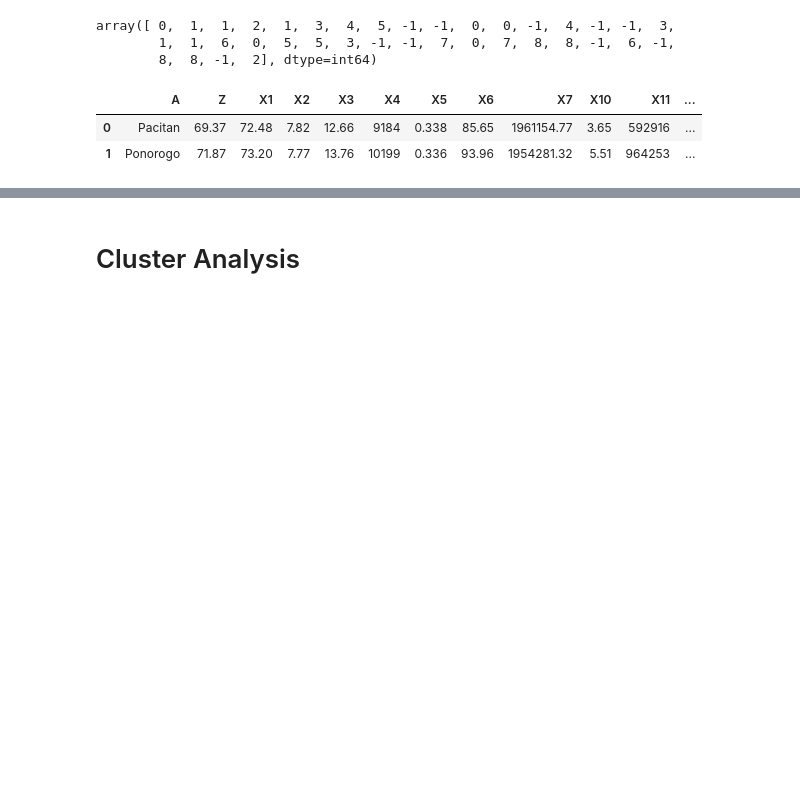
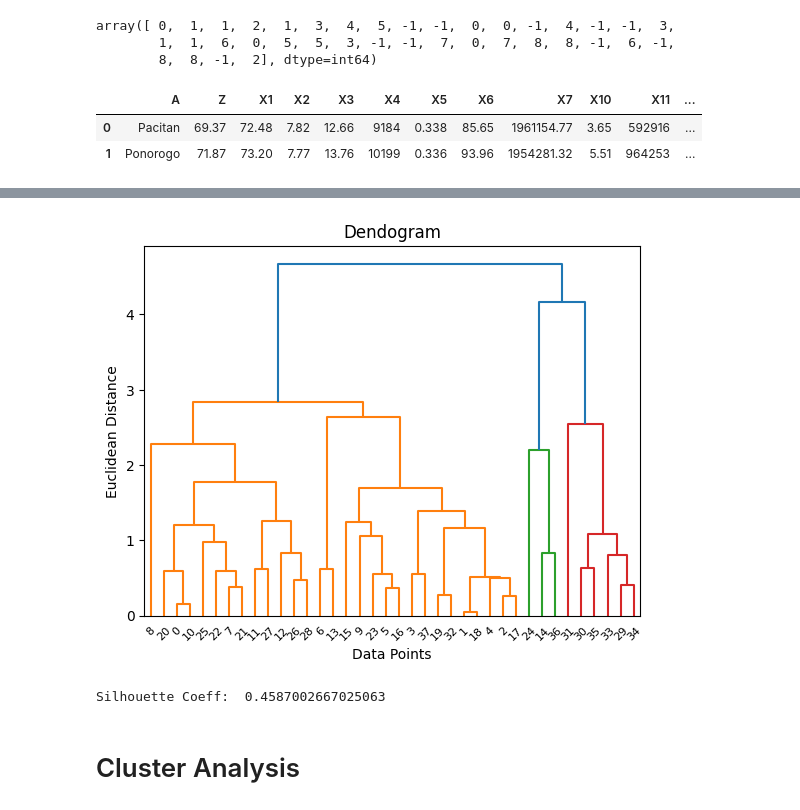
Before and after one commit to NineAlvariqati/Source-Code_Project-TA, a Jupyter notebook: Segmentasi Wilayah Jawa Timur Berdasarkan Indeks Pembangunan Manusia Dengan Menggunakan Analisis Faktor dan K-Means.ipynb, the cells around one changed output, grey strips where cells are left out. Cells and saved outputs as stored; diff of their text form; code cells hidden in the pictures; blank space fills up the shorter version.

```diff
--- a/Segmentasi Wilayah Jawa Timur Berdasarkan Indeks Pembangunan Manusia Dengan Menggunakan Analisis Faktor dan K-Means.ipynb
+++ b/Segmentasi Wilayah Jawa Timur Berdasarkan Indeks Pembangunan Manusia Dengan Menggunakan Analisis Faktor dan K-Means.ipynb
@@ -599,3 +709,20 @@ df.head(2)
+# %%
+from scipy.cluster.hierarchy import dendrogram, linkage
+z = linkage(df_pca, method='average')
+
+dendrogram(z)
+plt.title('Dendogram')
+plt.xlabel('Data Points')
+plt.ylabel('Euclidean Distance')
+plt.show()
+# %% [output]
+[figure, added]
+# %%
+from sklearn.metrics import silhouette_score
+score = silhouette_score(df_pca, label_hac)
+print("Silhouette Coeff: ", score)
+# %% [output]
+Silhouette Coeff:  0.4587002667025063
 # %% [markdown]
 # Cluster Analysis
 # %%
```
Also changed, not shown: parts of 11 cells of this notebook.
